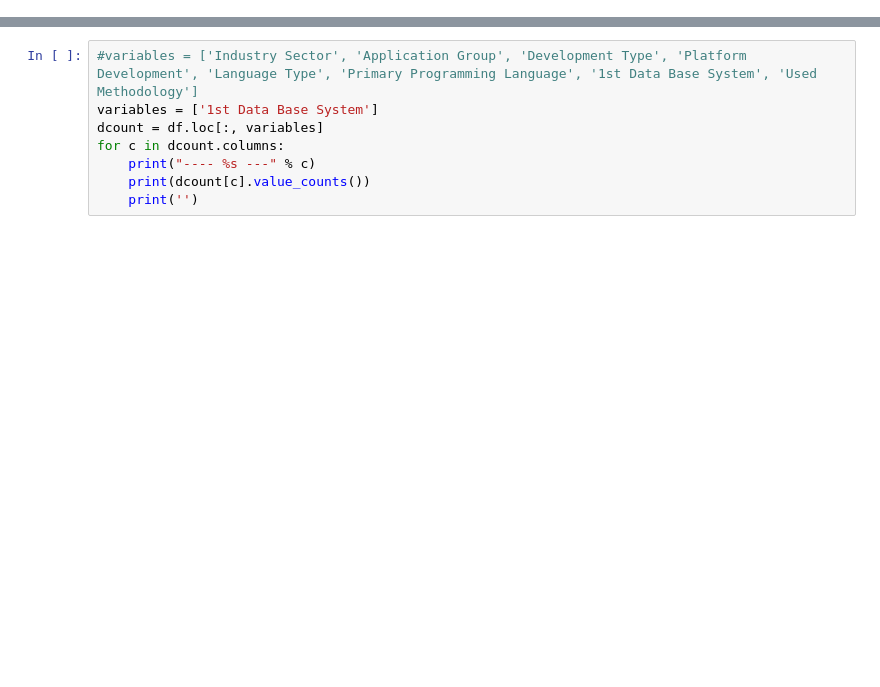
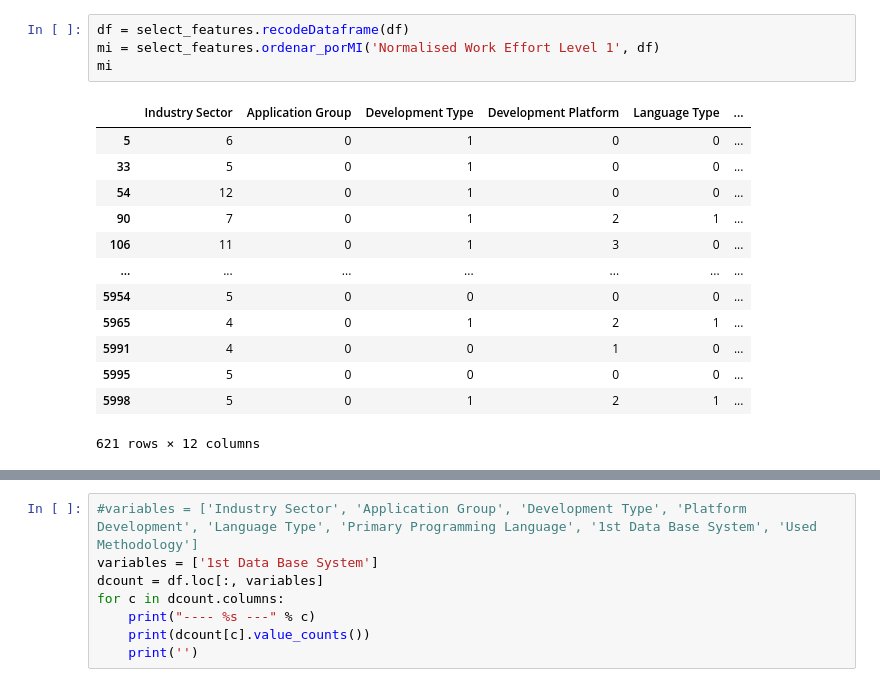
Before and after one commit to ivanajenjo/TFG, a Jupyter notebook: src/import_filter.ipynb, the cells around one changed output, grey strips where cells are left out. Saved outputs shown, nothing was run; the diff lists cells and outputs as text; blank space fills up the shorter version.

```diff
--- a/src/import_filter.ipynb
+++ b/src/import_filter.ipynb
@@ -31,0 +46,18 @@ ValueError: Expected array-like (array or non-string sequence), got 'Normalised
+# %%
+df = select_features.recodeDataframe(df)
+mi = select_features.ordenar_porMI('Normalised Work Effort Level 1', df)
+mi
+# %% [output]
+|  | Industry Sector | Application Group | Development Type | Development Platform | Language Type | ... |
+| 5 | 6 | 0 | 1 | 0 | 0 | ... |
+| 33 | 5 | 0 | 1 | 0 | 0 | ... |
+| 54 | 12 | 0 | 1 | 0 | 0 | ... |
+| 90 | 7 | 0 | 1 | 2 | 1 | ... |
+| 106 | 11 | 0 | 1 | 3 | 0 | ... |
+| ... | ... | ... | ... | ... | ... | ... |
+| 5954 | 5 | 0 | 0 | 0 | 0 | ... |
+| 5965 | 4 | 0 | 1 | 2 | 1 | ... |
+| 5991 | 4 | 0 | 0 | 1 | 0 | ... |
+| 5995 | 5 | 0 | 0 | 0 | 0 | ... |
+| 5998 | 5 | 0 | 1 | 2 | 1 | ... |
+621 rows × 12 columns
```
Also changed, not shown: parts of 5 cells of this notebook, 1 other file.
